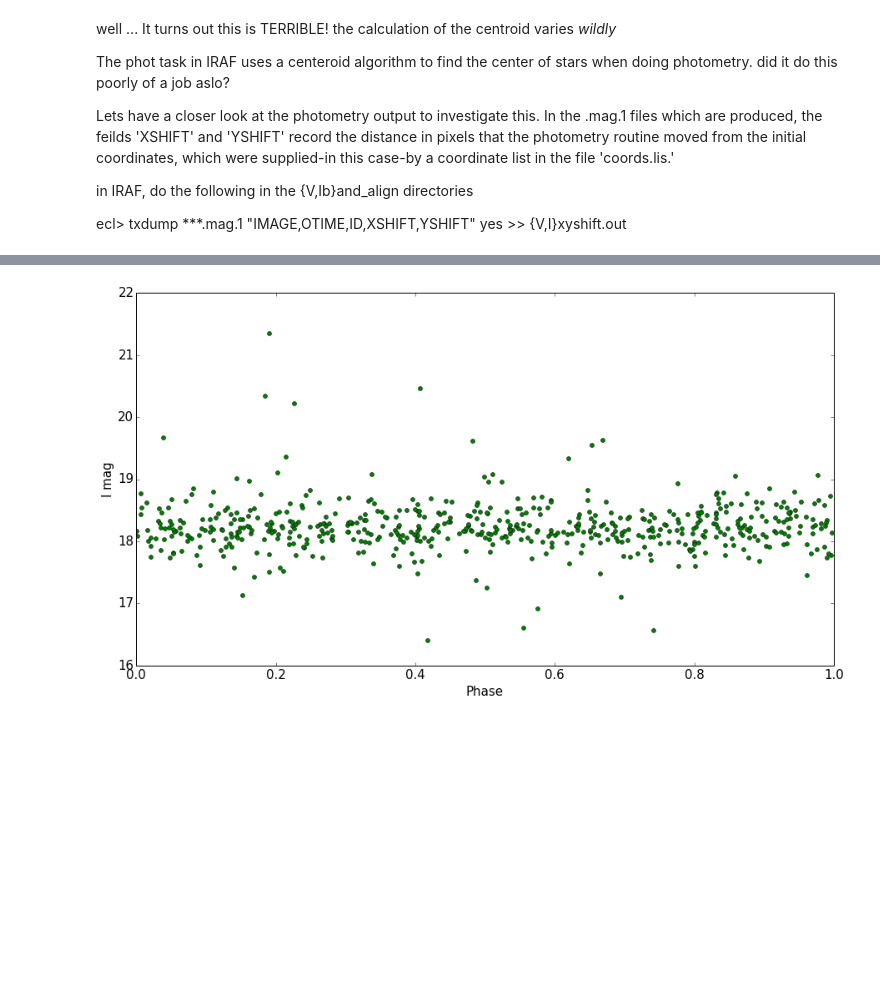
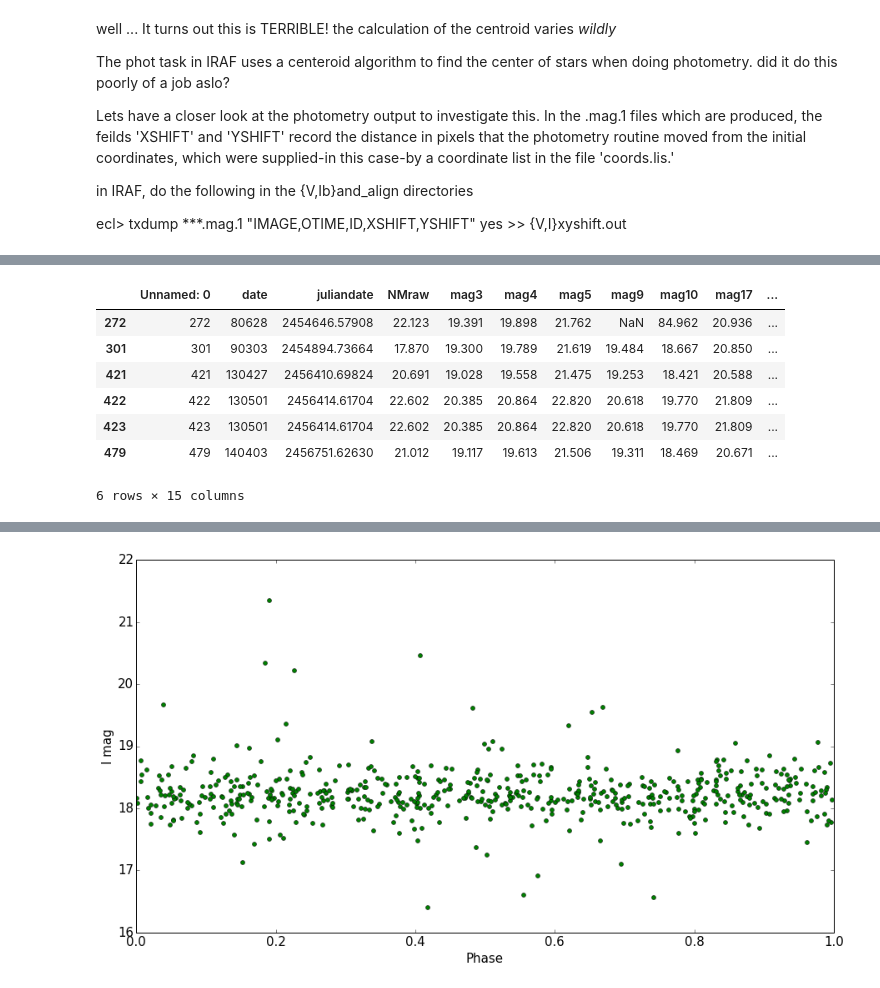
Before and after one commit to ih64/NovaMusca, a Jupyter notebook: NovaMuscaCalibration.v3.ipynb, the cells around one changed output, grey strips where cells are left out. Drawn from its saved outputs; the diff is of its cells as text; code cells hidden in the pictures; blank space fills up the shorter version.

```diff
--- a/NovaMuscaCalibration.v3.ipynb
+++ b/NovaMuscaCalibration.v3.ipynb
@@ -693,0 +728,6 @@ ecl> txdump ***.mag.1 "IMAGE,OTIME,ID,XSHIFT,YSHIFT" yes >> {V,I}xyshift.out
+# %%
+#read in the output of {V,I}xyshift.out to panda data frames so we can do stuff
+Ideltaxy=pd.read_table('Ixyshift.out', names=['image','juliandate','id','xshift','yshift'], sep='\s+')
+
+#lets see if the centroid shifted by more than 2 pixels in either x or y direction for NM
+Ideltaxy[(Ideltaxy.id == 1) & ((np.abs(Ideltaxy.xshift) > 3 ) | (np.abs(Ideltaxy.xshift) > 3))]
@@ -693,0 +743,15 @@ ecl> txdump ***.mag.1 "IMAGE,OTIME,ID,XSHIFT,YSHIFT" yes >> {V,I}xyshift.out
+# %%
+NMIcal=pd.read_csv('NMI.csv')
+NMIcal[NMIcal.juliandate.isin(
+    Ideltaxy[(Ideltaxy.id == 1)
+             & ((np.abs(Ideltaxy.xshift) > 3 )
+                | (np.abs(Ideltaxy.xshift) > 3))].juliandate.values)]
+# %% [output]
+|  | Unnamed: 0 | date | juliandate | NMraw | mag3 | mag4 | mag5 | mag9 | mag10 | mag17 | ... |
+| 272 | 272 | 80628 | 2454646.57908 | 22.123 | 19.391 | 19.898 | 21.762 | NaN | 84.962 | 20.936 | ... |
+| 301 | 301 | 90303 | 2454894.73664 | 17.870 | 19.300 | 19.789 | 21.619 | 19.484 | 18.667 | 20.850 | ... |
+| 421 | 421 | 130427 | 2456410.69824 | 20.691 | 19.028 | 19.558 | 21.475 | 19.253 | 18.421 | 20.588 | ... |
+| 422 | 422 | 130501 | 2456414.61704 | 22.602 | 20.385 | 20.864 | 22.820 | 20.618 | 19.770 | 21.809 | ... |
+| 423 | 423 | 130501 | 2456414.61704 | 22.602 | 20.385 | 20.864 | 22.820 | 20.618 | 19.770 | 21.809 | ... |
+| 479 | 479 | 140403 | 2456751.62630 | 21.012 | 19.117 | 19.613 | 21.506 | 19.311 | 18.469 | 20.671 | ... |
+6 rows × 15 columns
```
Also changed, not shown: parts of 11 cells of this notebook, 7 other files.
